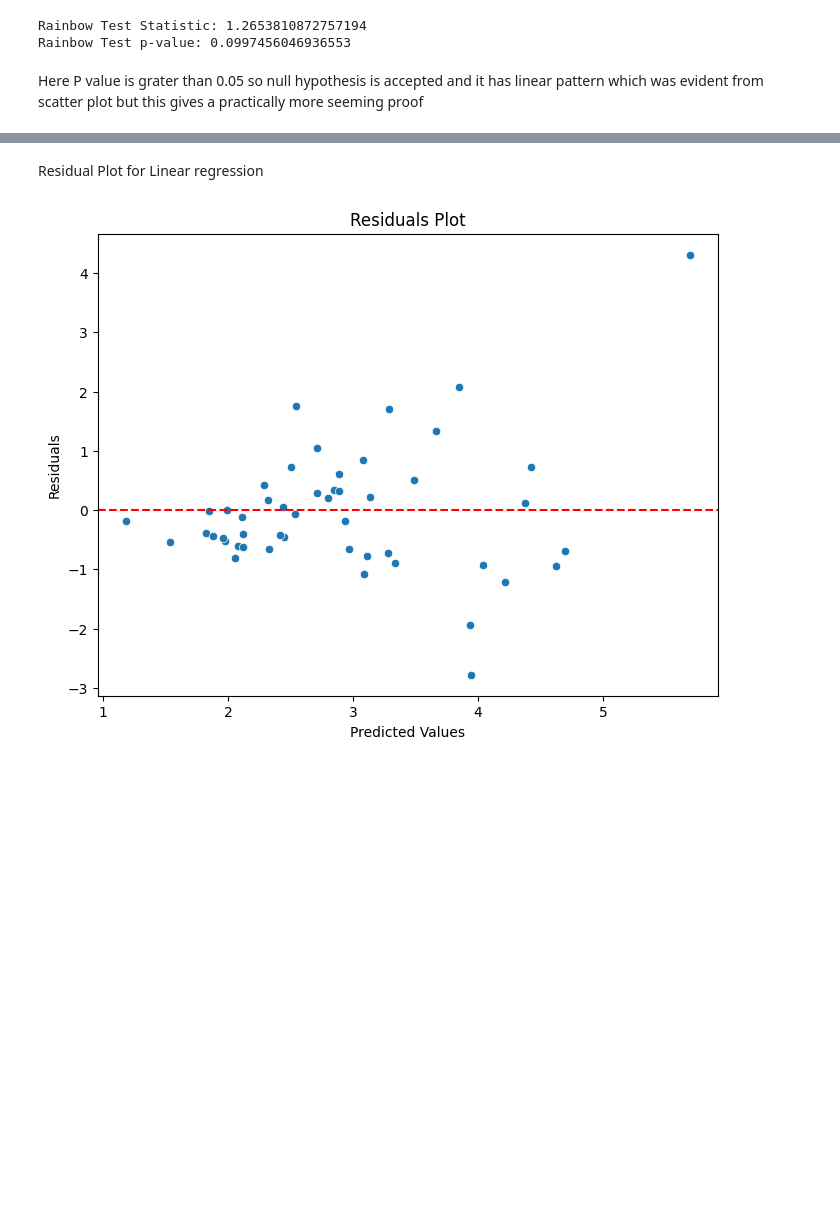
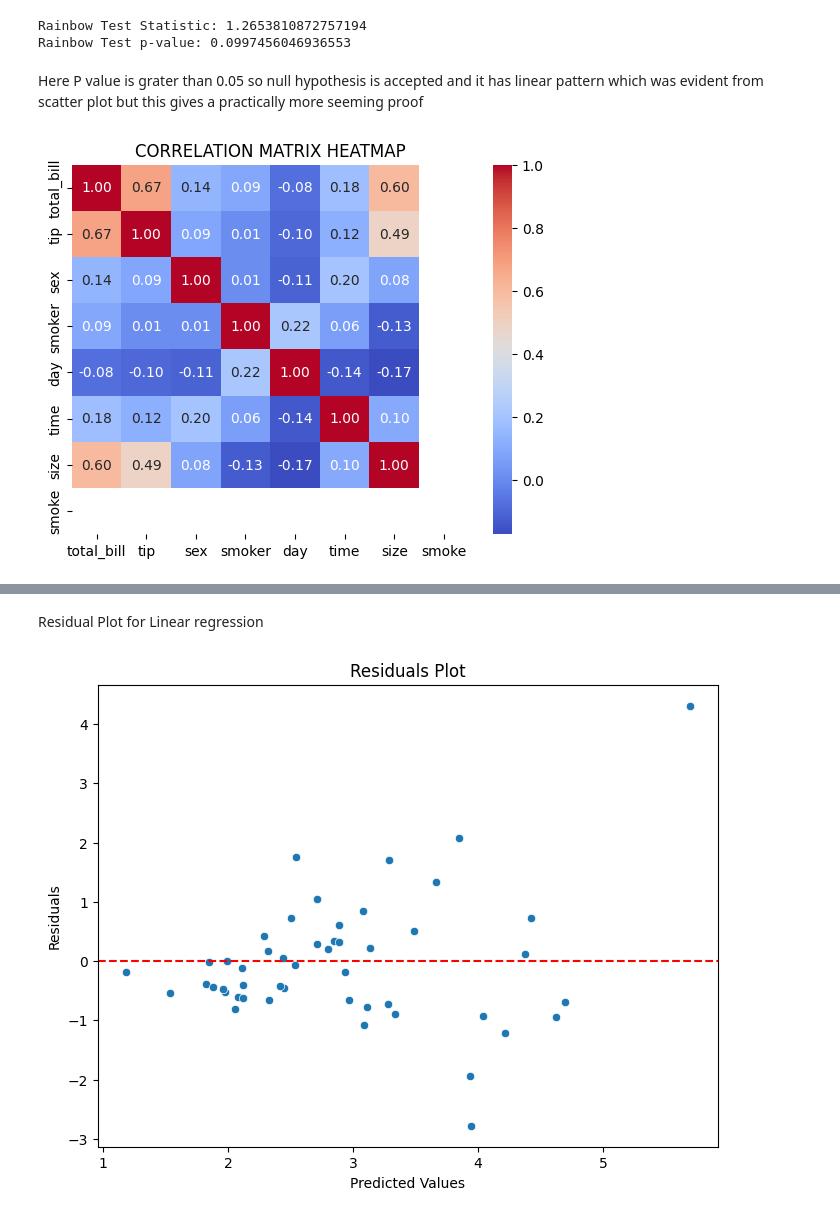
Before and after one commit to ansul1214/Datascience_project, a Jupyter notebook: Assignment2_23113029.ipynb, the cells around one changed output, grey strips where cells are left out. Drawn from its saved outputs; the diff is of its cells as text; code cells hidden in the pictures; blank space fills up the shorter version.

```diff
--- a/Assignment2_23113029.ipynb
+++ b/Assignment2_23113029.ipynb
@@ -69,6 +70,8 @@ df['time'] = df['time'].map({'Lunch': 0, 'Dinner': 1})
 # %%
 day_order = {'Sun': 0, 'Mon': 1, 'Tue': 2, 'Wed': 3,'Thur':4,'Fri':5,'Sat':6}
 df['day'] = df['day'].map(day_order)
+# %%
+df['smoker']=df['smoker'].map({'No':0,'Yes':1})
 # %%
 df.head()
 # %% [output]
@@ -279,3 +282,9 @@ Rainbow Test Statistic: 1.2653810872757194
 Rainbow Test p-value: 0.0997456046936553
 # %% [markdown]
 Here P value is grater than 0.05 so null hypothesis is accepted and it has linear pattern which was evident from scatter plot but this gives a practically more seeming proof
+# %%
+sns.heatmap(df.corr(), annot=True, cmap='coolwarm', fmt=".2f")
+plt.title("CORRELATION MATRIX HEATMAP")
+plt.show()
+# %% [output]
+[figure, added]
```
Also changed, not shown: parts of 4 cells of this notebook.
